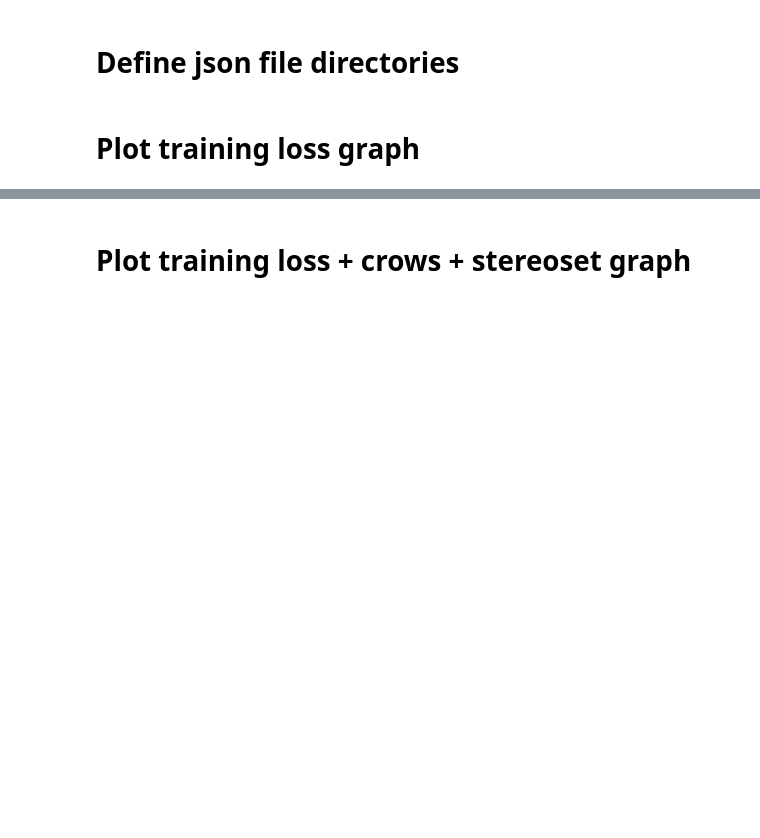
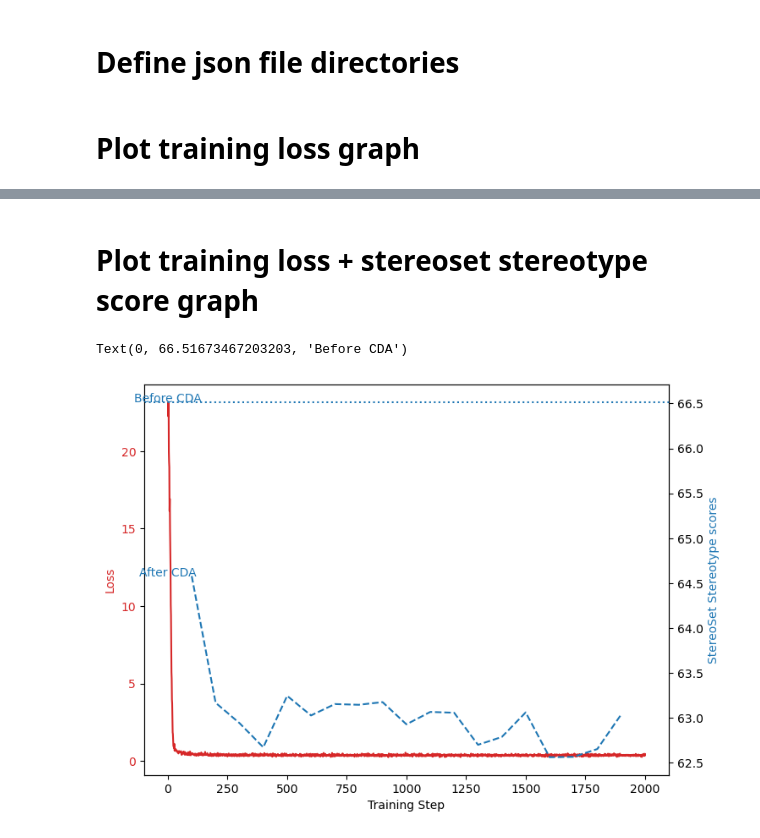
Before and after one commit to ao9000/bias-bench, a Jupyter notebook: experiments/run_generate_cda_charts.ipynb, the cells around one changed output, grey strips where cells are left out. Drawn from its saved outputs; the diff is of its cells as text; code cells hidden in the pictures; blank space fills up the shorter version.

Commit message:
Added visualization for report purposes for CDA

```diff
--- a/experiments/run_generate_cda_charts.ipynb
+++ b/experiments/run_generate_cda_charts.ipynb
@@ -5,6 +5,9 @@ stereoset_results_dir = '../results/stereoset_CDA_processed/llama2/gender'
 crows_results_dir = '../results/crows_CDA/crows_m-CDALlama2LMHeadModel_c-meta-llama_Llama-2-7b-hf_t-gender.json'
 
 training_output_dir = '../results/CDA_FT/llama2/gender'
+
+before_debias_stereoset_results_dir = '../results/stereoset_processed/stereoset_m-LlamaForCausalLM_c-meta-llama_Llama-2-7b-hf_s-42.json'
+before_debias_crows_results_dir = '../results/crows/crows_m-LlamaForCausalLM_c-meta-llama_Llama-2-7b-hf.json'
 # %%
 import json
 # Load datas
@@ -20,6 +23,12 @@ with open(f'{stereoset_results_dir}/combined.json', 'r') as f:
 # Load crows data
 with open(crows_results_dir, 'r') as f:
     crows_results = json.load(f)
+
+with open(before_debias_stereoset_results_dir, 'r') as f:
+    before_debias_stereoset_results = json.load(f)
+
+with open(before_debias_crows_results_dir, 'r') as f:
+    before_debias_crows_results = json.load(f)
 # %%
 # Extract key values from training data
 log_history = model_logs["log_history"][:-1] # Exclude last entry because it is the final train results
@@ -32,11 +43,9 @@ epoch = [d['epoch'] for d in log_history]
 # %%
-focused_category = "gender"
-
 stereoset_ss = []
 stereoset_lm = []
 stereoset_icat = []
 # Extract key values from stereoset data
-for ckpt_num in range(100, 1000, 100):
+for ckpt_num in range(100, 2000, 100):
     stereoset_ss.append(stereoset_results[f"{ckpt_num}"]['intrasentence'][focused_category]["SS Score"])
     stereoset_lm.append(stereoset_results[f"{ckpt_num}"]['intrasentence'][focused_category]["LM Score"])
     stereoset_icat.append(stereoset_results[f"{ckpt_num}"]['intrasentence'][focused_category]["ICAT Score"])
@@ -42,0 +62,5 @@ for ckpt_num in range(100, 1000, 100):
+# %%
+# Extract before debias stereoset benchmark data
+stereoset_before_debias_ss = before_debias_stereoset_results[list(before_debias_stereoset_results.keys())[0]]['intrasentence'][focused_category]["SS Score"]
+stereoset_before_debias_lm = before_debias_stereoset_results[list(before_debias_stereoset_results.keys())[0]]['intrasentence'][focused_category]["LM Score"]
+stereoset_before_debias_icat = before_debias_stereoset_results[list(before_debias_stereoset_results.keys())[0]]['intrasentence'][focused_category]["ICAT Score"]
@@ -59,10 +91,35 @@ plt.title('Training loss per step')
 # %% [markdown]
-# Plot training loss + crows + stereoset graph
+# Plot training loss + stereoset stereotype score graph
 # %%
 import matplotlib.pyplot as plt
 import os
 
 # Plot loss vs step vs stereoset
-plt.figure(figsize=(8, 6))
-plt.plot(steps, losses, label='Training Loss')
-plt.plot(range(100, 1000, 100), stereoset_ss, label='StereoSet SS Score')
+# Left axis: Loss
+# Right axis: Stereoset scores
+# Bottom axis: Step
+
+fig, ax1 = plt.subplots(figsize=(8, 6))
+ax1.set_xlabel('Training Step')
+ax1.set_ylabel('Loss', color='tab:red')
+ax1.plot(steps, losses, color='tab:red')
+ax1.tick_params(axis='y', labelcolor='tab:red')
+
+# instantiate a second axes that shares the same x-axis, different steps, only saved 1 result per 100 steps
+# 1st element is 100 steps, 2nd element is 200 steps, etc.
+ax2 = ax1.twinx()
+ax2.set_ylabel('StereoSet Stereotype scores', color='tab:blue')
+ax2.plot(range(100, 2000, 100), stereoset_ss, label='SS Score', color='tab:blue', linestyle='dashed')
+# Label the line header for the debiased ss score
+ax2.text(0, stereoset_ss[0], f'After CDA', color='tab:blue', ha='center')
+
+# Draw a line for the original ss score
+ax2.axhline(y=stereoset_before_debias_ss, color='tab:blue', linestyle='dotted', label='Before Debias SS Score')
+# Label the line header for the original ss score
+ax2.text(0, stereoset_before_debias_ss, f'Before CDA', color='tab:blue', ha='center')
+
+# Save the plot
+# plt.savefig(os.path.join("../report_visuals", "training_loss_graph.png"))
+# %% [output]
+Text(0, 66.51673467203203, 'Before CDA')
+[figure, added]
```
Also changed, not shown: parts of 16 cells of this notebook, 1 other file.
